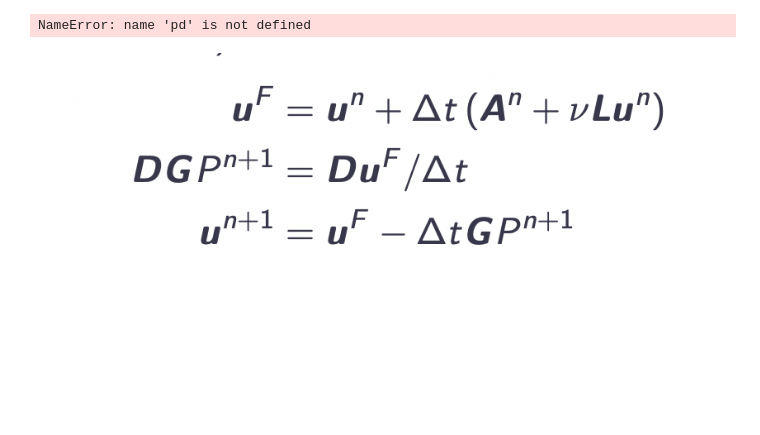
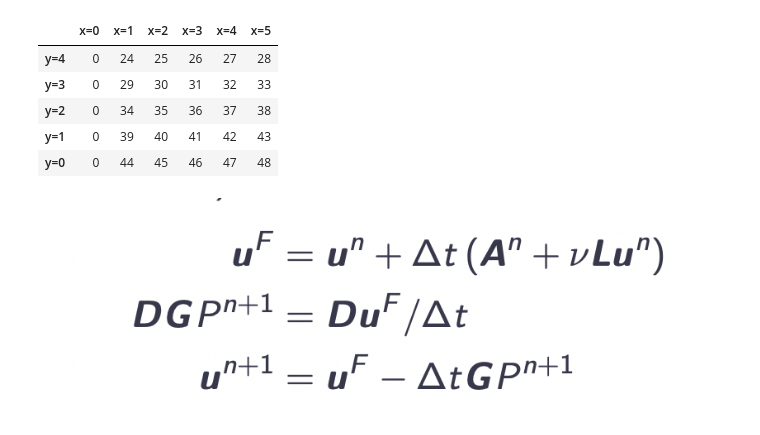
Before and after one commit to mfarooq2/Moatasim_files, a Jupyter notebook: CFD/Project 3/Main_Code.ipynb, the cells around one changed output. Cells and saved outputs as stored; diff of their text form; code cells hidden in the pictures; blank space fills up the shorter version.

```diff
--- a/CFD/Project 3/Main_Code.ipynb
+++ b/CFD/Project 3/Main_Code.ipynb
@@ -47,9 +47,14 @@ bcD = BC_Div(uBC_L, uBC_R, vBC_T, vBC_B,np_,ip,nx,ny,dx,dy)
 qi=np.zeros((nu,1))
 q0=Adv(qi, uBC_L, uBC_R, uBC_B, uBC_T, vBC_L, vBC_R, vBC_T, vBC_B,nu,iu,iv,nx,ny,dx,dy)
 # %%
-pointer_mapping(iu)
+pointer_mapping(iv)
 # %% [output]
-NameError: name 'pd' is not defined
+|  | x=0 | x=1 | x=2 | x=3 | x=4 | x=5 |
+| y=4 | 0 | 24 | 25 | 26 | 27 | 28 |
+| y=3 | 0 | 29 | 30 | 31 | 32 | 33 |
+| y=2 | 0 | 34 | 35 | 36 | 37 | 38 |
+| y=1 | 0 | 39 | 40 | 41 | 42 | 43 |
+| y=0 | 0 | 44 | 45 | 46 | 47 | 48 |
 # %%
 qi=np.zeros((np_,1))
 #qo=Grad(qi,np_,nu,nx,ny,dx,dy,iu,iv,ip)
```
Also changed, not shown: parts of 2 cells of this notebook, 2 other files.
